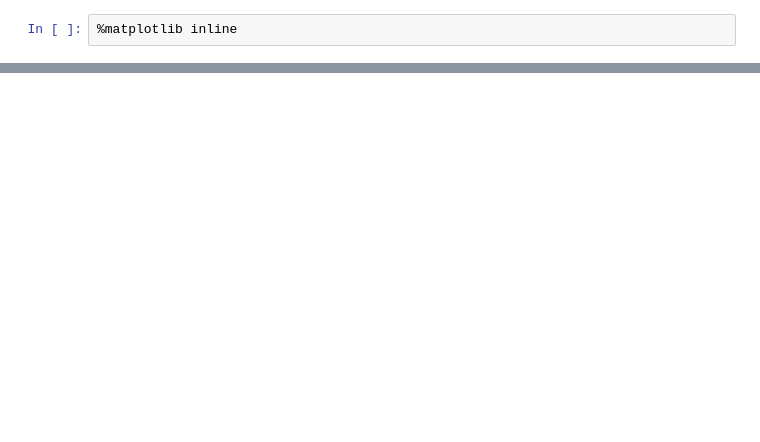
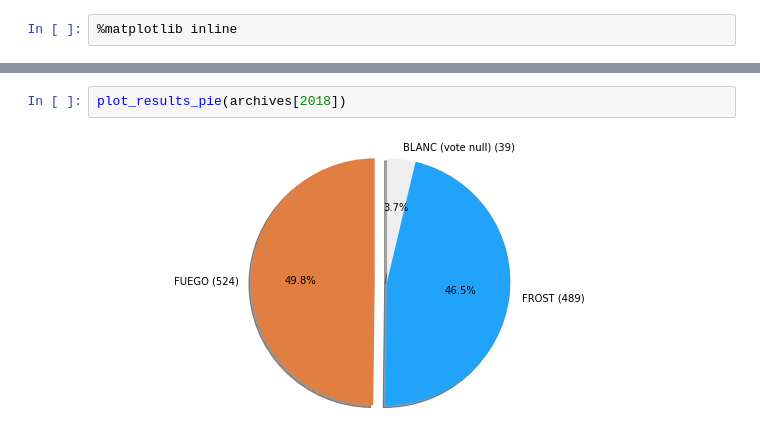
Before and after one commit to ClubNix/votix-data-esiee, a Jupyter notebook: notebooks/10-resultats-elections-bde.ipynb, the cells around one changed output, grey strips where cells are left out. Cells and saved outputs as stored; diff of their text form; blank space fills up the shorter version.

```diff
--- a/notebooks/10-resultats-elections-bde.ipynb
+++ b/notebooks/10-resultats-elections-bde.ipynb
@@ -26,0 +35,4 @@ plot_results(archives[2020]['candidates'])
+# %%
+plot_results_pie(archives[2018])
+# %% [output]
+[figure, added]
```
Also changed, not shown: parts of 15 cells of this notebook, 2 other files.
